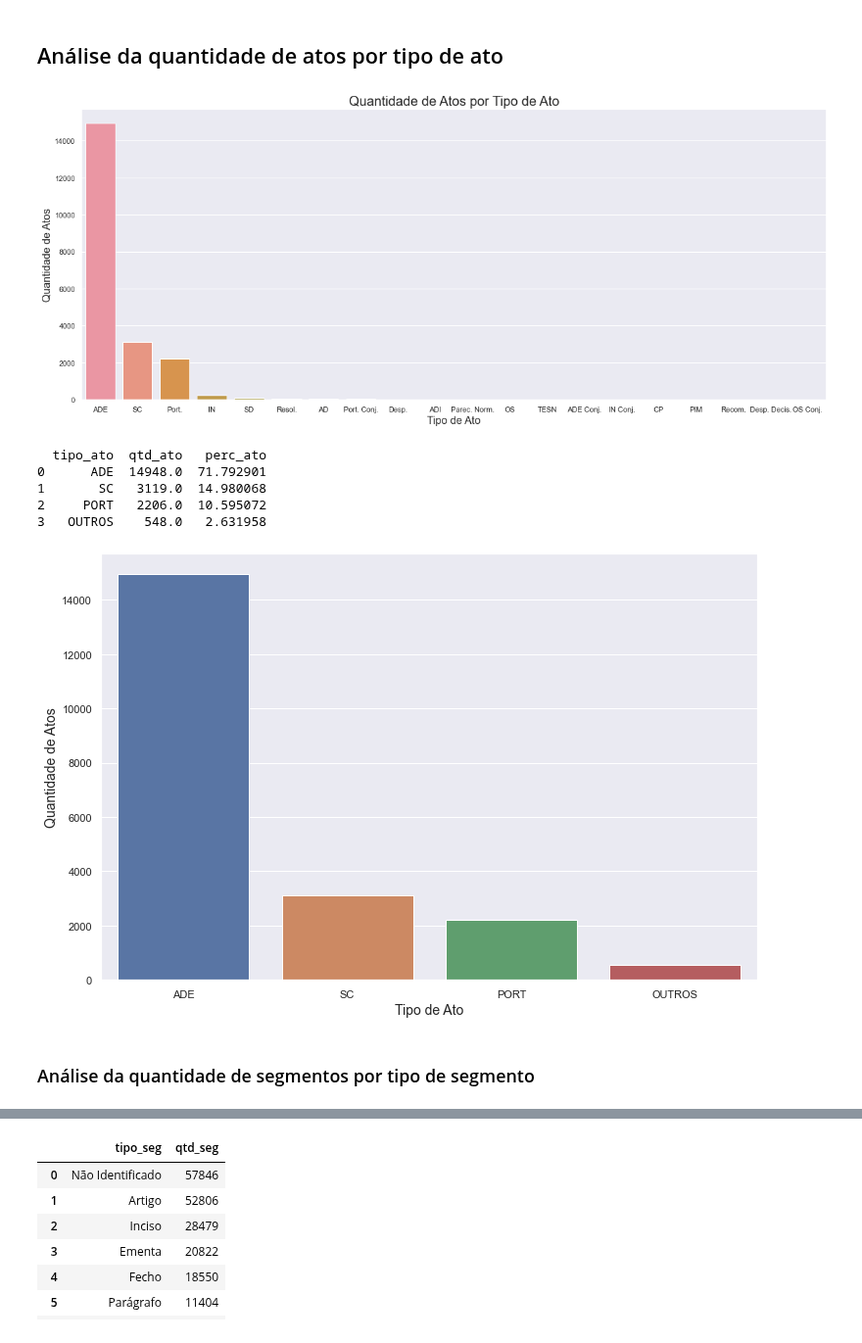
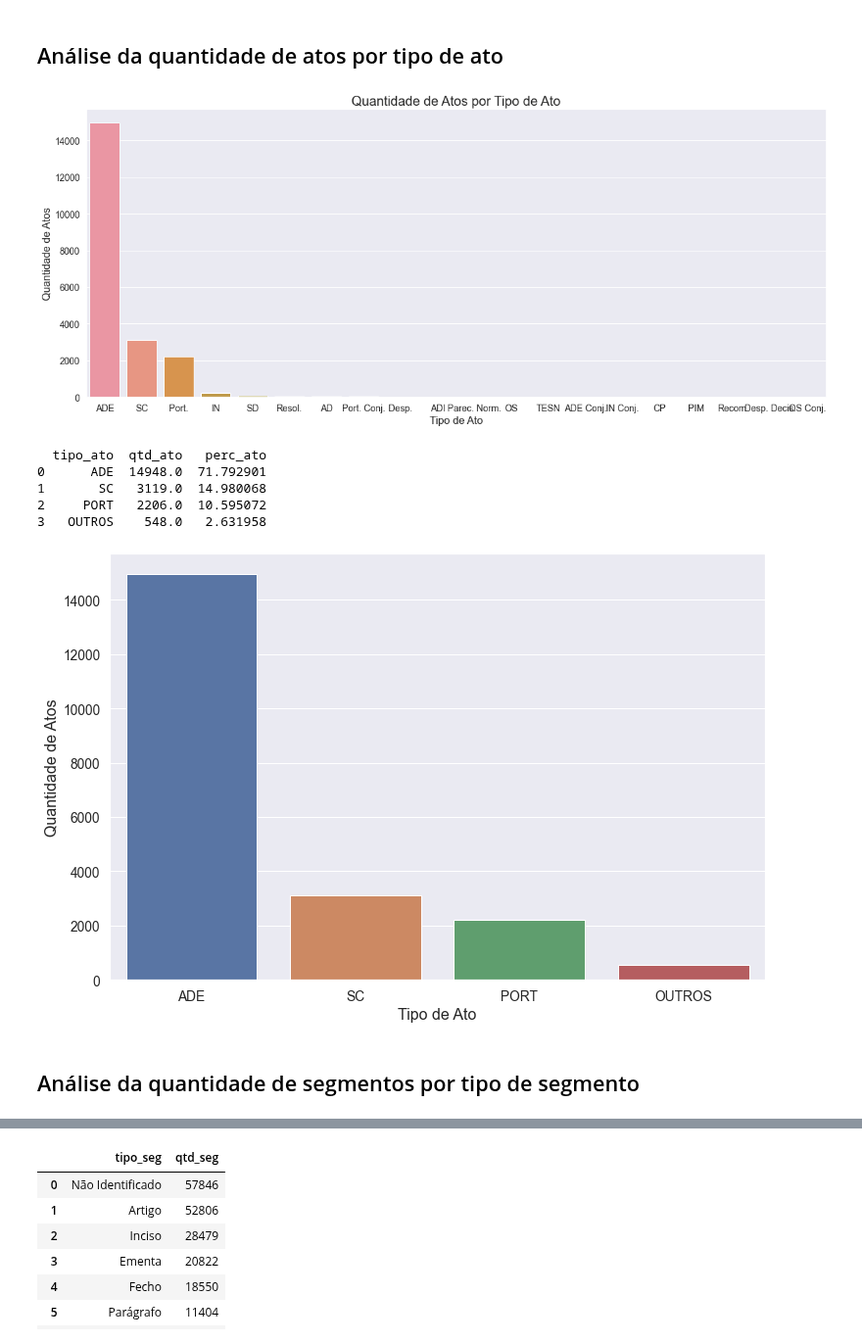
Before and after one commit to correialc/saan, a Jupyter notebook: analise-exploratoria.ipynb, the cells around one changed output, grey strips where cells are left out. Shown at 98% size. Saved outputs shown, nothing was run; the diff lists cells and outputs as text; code cells hidden in the pictures.

```diff
--- a/analise-exploratoria.ipynb
+++ b/analise-exploratoria.ipynb
@@ -11,6 +11,7 @@ import seaborn as sns
 np.set_printoptions(precision=4)
 pd.set_option('max_colwidth', 180)
 sns.set_theme(style="darkgrid")
+sns.set_context("notebook", font_scale=1.25)
 # %% [markdown]
 ## Carga dos dados
 # %%
@@ -123,7 +104,7 @@ ax.set_ylabel('Quantidade de Atos', fontsize=16)
 ax.set_xlabel('Tipo de Ato', fontsize=16)
 plt.show()
 # %% [output]
-[figure, old version]
+[figure, new version]
 # %%
 qtd_total_ato = df_qtd_ato_por_tipo_ato['qtd_ato'].sum()
 
@@ -158,15 +139,15 @@ print(df_qtd_ato_por_tipo_ato)
 # %%
 fig, ax = plt.subplots(figsize=(12,8))
 sns.barplot(x='tipo_ato', y='qtd_ato', data=df_qtd_ato_por_tipo_ato)
 #ax.set_title('Quantidade de Atos por Tipo de Ato', fontsize=20)
-ax.set_ylabel('Quantidade de Atos', fontsize=14)
-ax.set_xlabel('Tipo de Ato', fontsize=14)
+ax.set_ylabel('Quantidade de Atos', fontsize=16)
+ax.set_xlabel('Tipo de Ato', fontsize=16)
 ax.set
 plt.show()
 # %% [output]
-[figure, old version]
+[figure, new version]
 # %% [markdown]
-### Análise da quantidade de segmentos por tipo de segmento
+## Análise da quantidade de segmentos por tipo de segmento
 # %%
 qtd_seg_por_tipo_seg = df_seg[['id_seg', 'tipo_seg']].groupby('tipo_seg').count().sort_values("id_seg", ascending=False)
 qtd_seg_por_tipo_seg.columns = ['qtd_seg']
```
Also changed, not shown: parts of 28 cells of this notebook.
